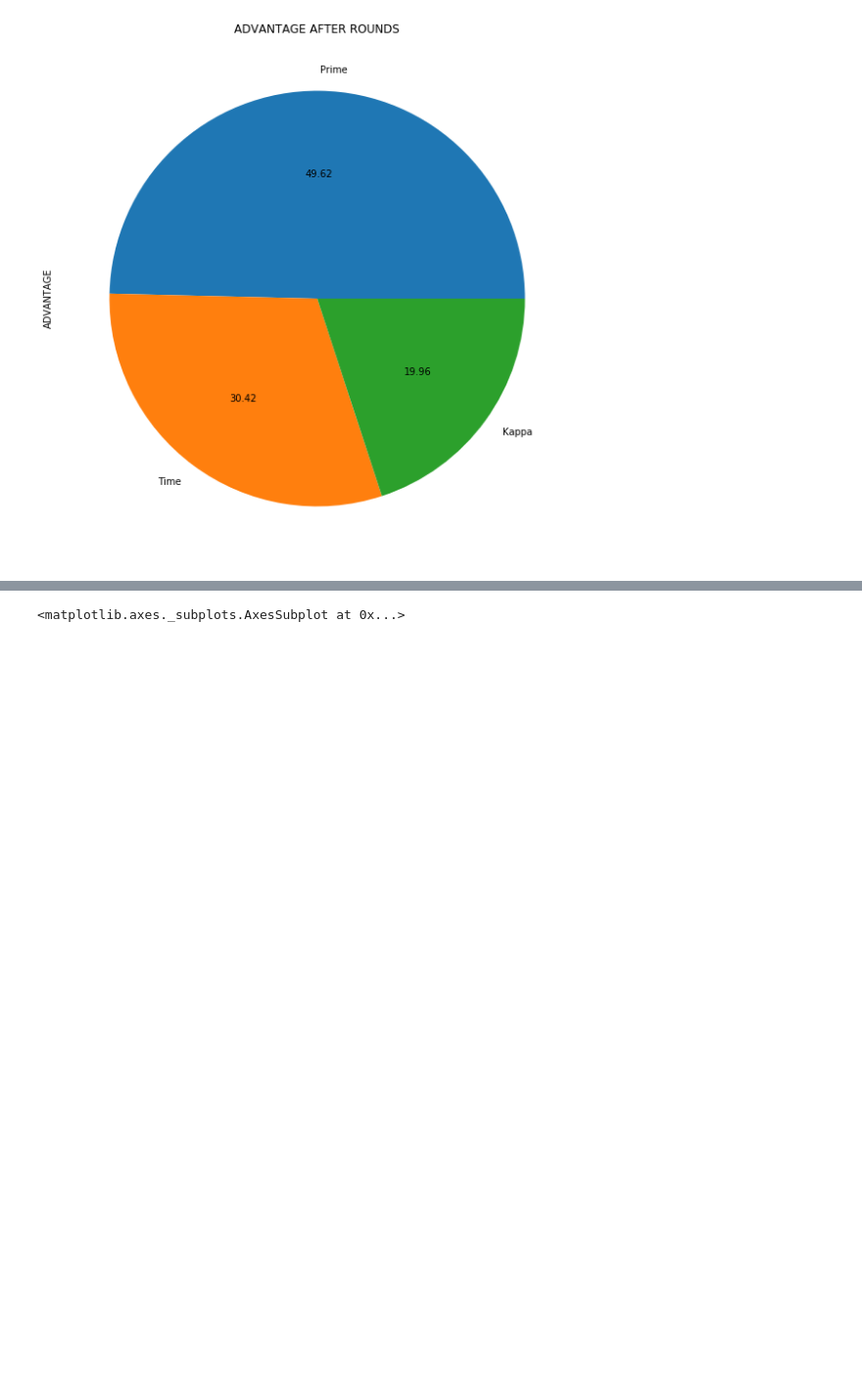
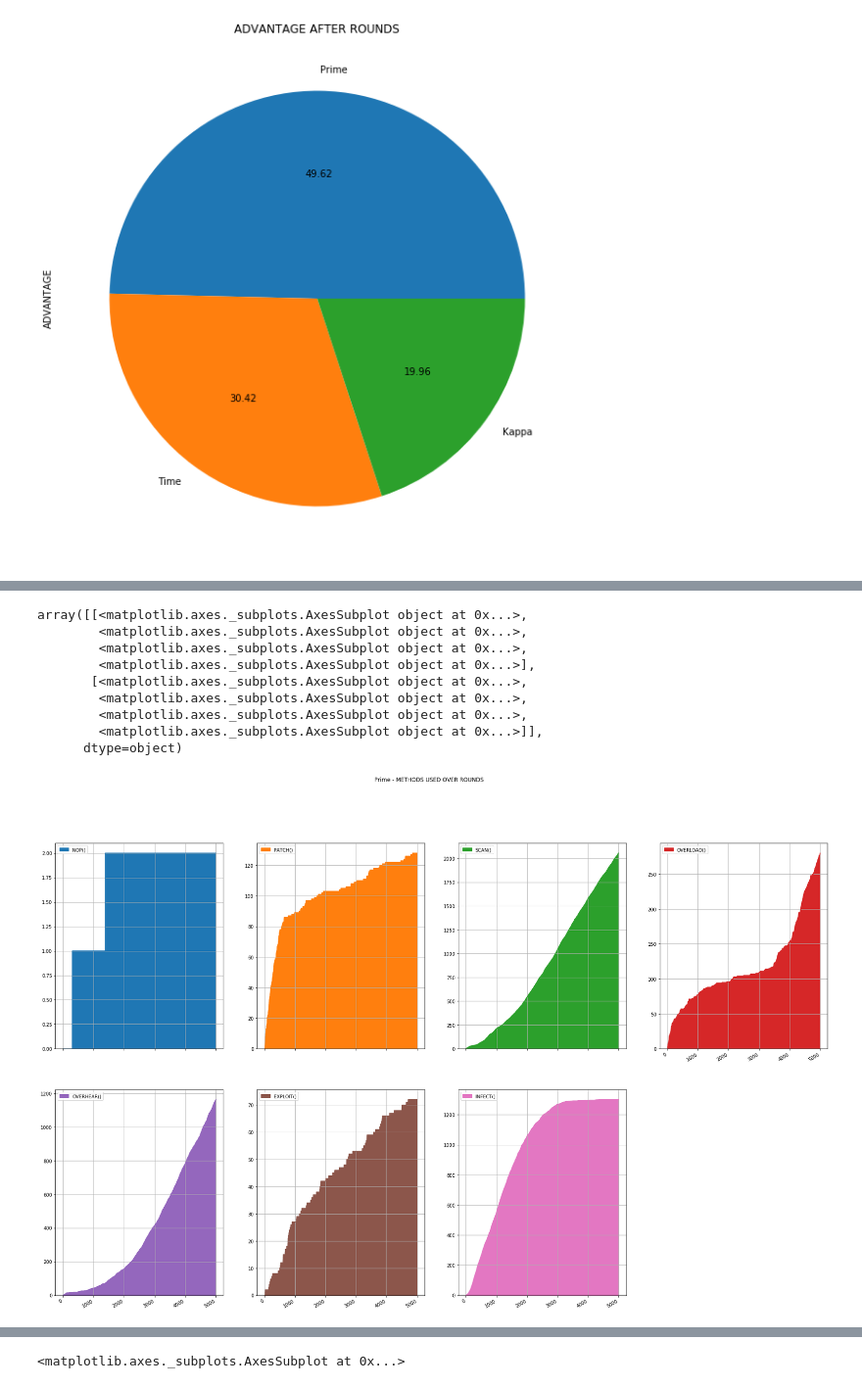
Before and after one commit to devdo-eu/capturenetwork, a Jupyter notebook: games/insight.ipynb, the cells around one changed output, grey strips where cells are left out. Shown at 98% size. Cells and saved outputs as stored; diff of their text form; code cells hidden in the pictures; blank space fills up the shorter version.

```diff
--- a/games/insight.ipynb
+++ b/games/insight.ipynb
@@ -84,0 +111,13 @@ df = pd.read_json(json.dumps(bot))
+# %%
+s.plot.area(figsize=(30, 20), layout=(2,4), grid=True, subplots=True, title=f"{name1} - METHODS USED OVER ROUNDS")
+# %% [output]
+array([[<matplotlib.axes._subplots.AxesSubplot object at 0x...>,
+        <matplotlib.axes._subplots.AxesSubplot object at 0x...>,
+        <matplotlib.axes._subplots.AxesSubplot object at 0x...>,
+        <matplotlib.axes._subplots.AxesSubplot object at 0x...>],
+       [<matplotlib.axes._subplots.AxesSubplot object at 0x...>,
+        <matplotlib.axes._subplots.AxesSubplot object at 0x...>,
+        <matplotlib.axes._subplots.AxesSubplot object at 0x...>,
+        <matplotlib.axes._subplots.AxesSubplot object at 0x...>]],
+      dtype=object)
+[figure, added]
```
Also changed, not shown: parts of 5 cells of this notebook.
